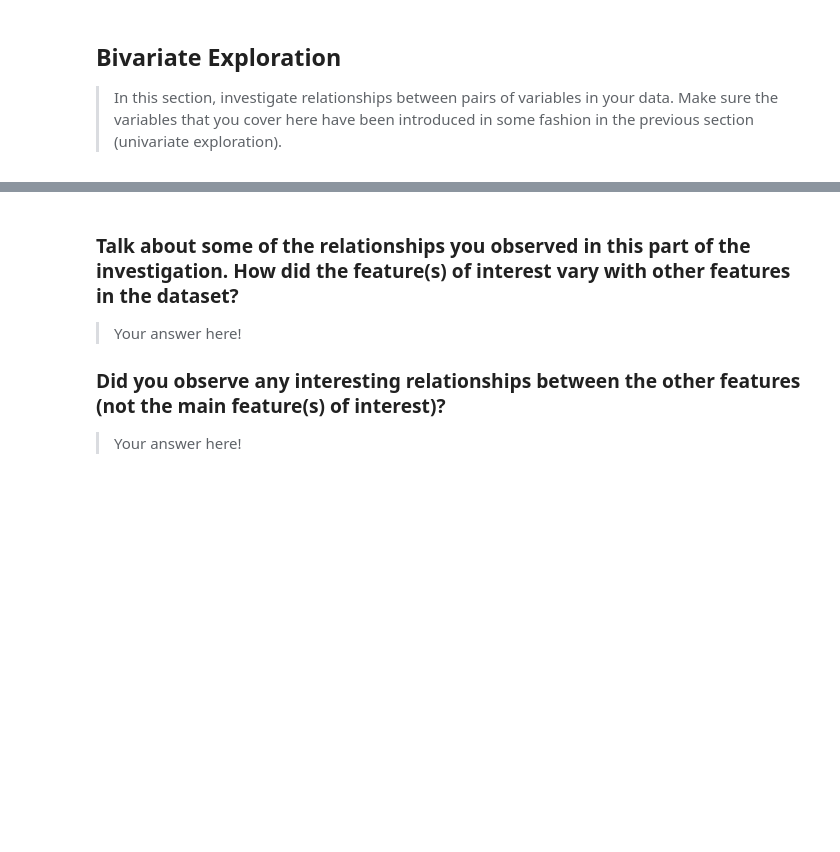
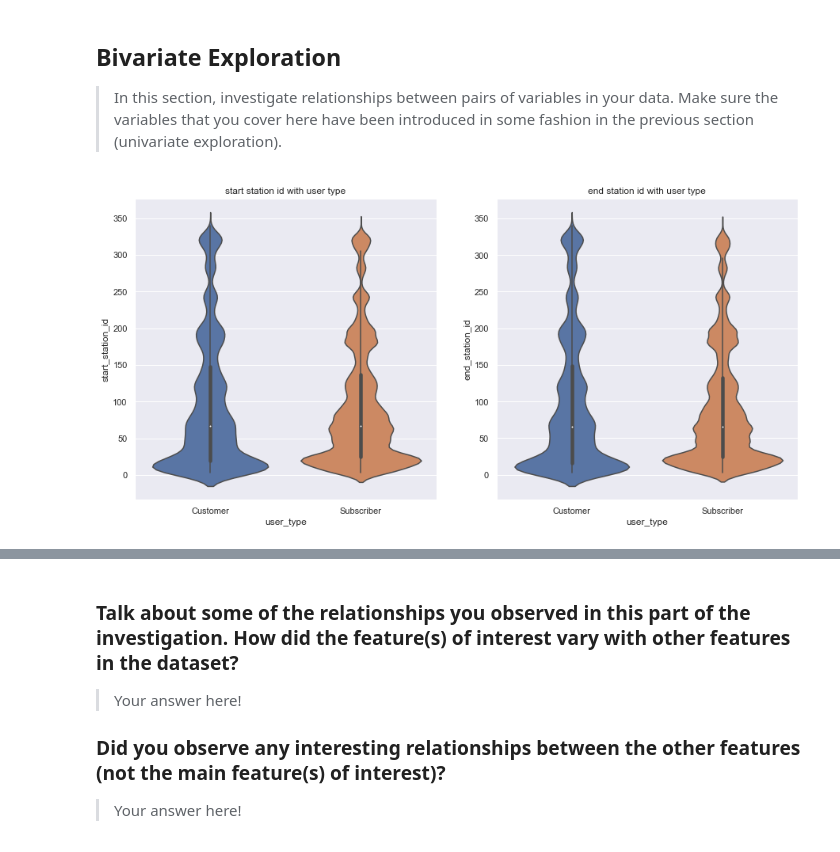
Before and after one commit to deutschkihun/Data-Analysis, a Jupyter notebook: Project 6/exploration_template.ipynb, the cells around one changed output, grey strips where cells are left out. Cells and saved outputs as stored; diff of their text form; code cells hidden in the pictures; blank space fills up the shorter version.

```diff
--- a/Project 6/exploration_template.ipynb
+++ b/Project 6/exploration_template.ipynb
@@ -147,3 +161,15 @@ There is no sequence of number of used bike_id.But mostly each bike is used more
 > In this section, investigate relationships between pairs of variables in your
 data. Make sure the variables that you cover here have been introduced in some
 fashion in the previous section (univariate exploration).
+# %%
+f,ax=plt.subplots(1,2,figsize=(15,7))
+sns.violinplot(data=df,x='user_type',y='start_station_id',ax=ax[0])
+ax[0].set_title('start station id with user type')
+sns.violinplot(data=df,x='user_type',y='end_station_id',ax=ax[1])
+ax[1].set_title('end station id with user type')
+plt.show()
+
+# shows almost same plotting shape
+# start & end station id with lower number are popular station that people visit.
+# %% [output]
+[figure, added]
```
Also changed, not shown: parts of 24 cells of this notebook.
